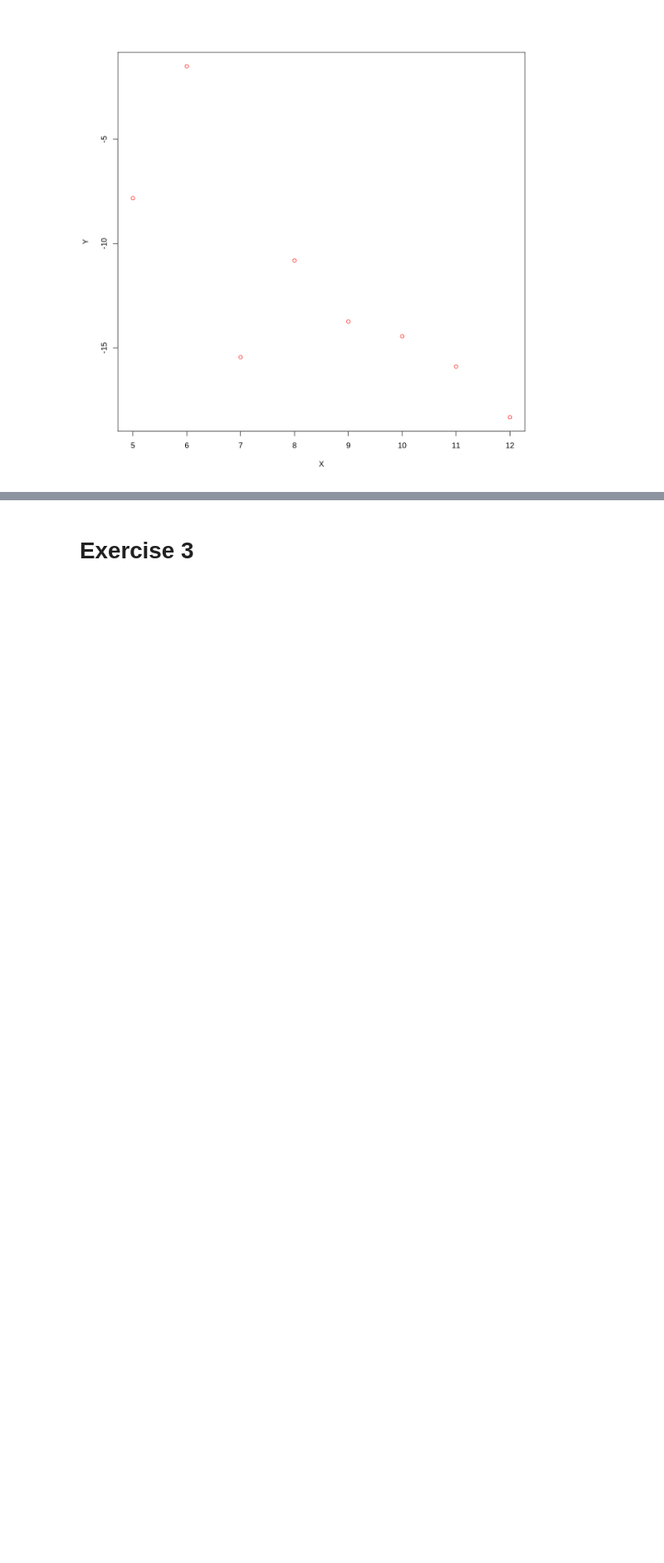
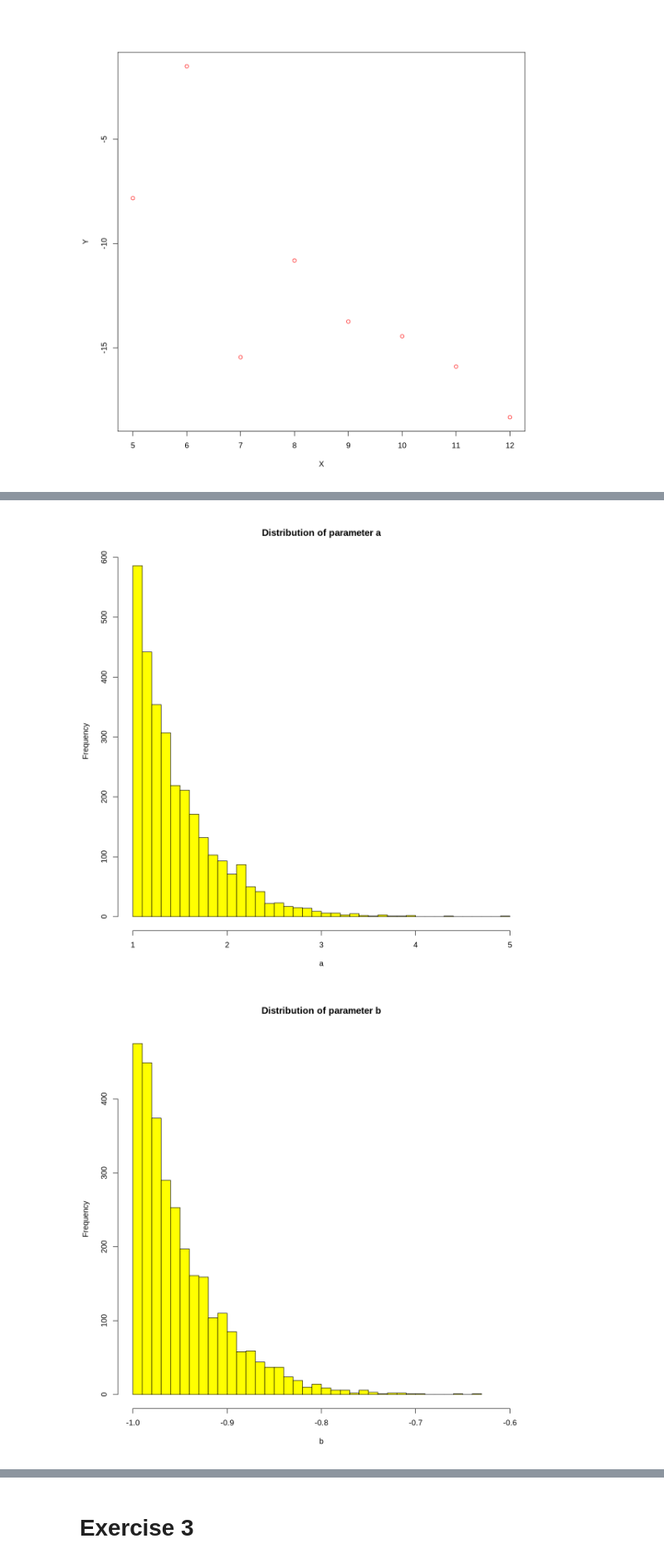
Before and after one commit to pietromalagoli/asp, a Jupyter notebook: code/lab05/Malagoli_Pietro_RLab05.ipynb, the cells around one changed output, grey strips where cells are left out. Shown at 83% size. Saved outputs shown, nothing was run; the diff lists cells and outputs as text; code cells hidden in the pictures; blank space fills up the shorter version.

```diff
--- a/code/lab05/Malagoli_Pietro_RLab05.ipynb
+++ b/code/lab05/Malagoli_Pietro_RLab05.ipynb
@@ -320,3 +320,14 @@ plot(fit_chain)
+# %%
+mkchain<-as.data.frame(jm$BUGSoutput$sims.matrix)
+
+hist(as.mcmc(mkchain["a"]),breaks = 50, col = "yellow",
+    main = "Distribution of parameter a", xlab = "a")
+
+hist(as.mcmc(mkchain["b"]),breaks = 50, col = "yellow", xlim = c(-1, -0.6),
+    main = "Distribution of parameter b", xlab = "b")
+# %% [output]
+[figure, added]
+[figure, added]
 # %%
 left_tail <- as.data.frame(jm$BUGSoutput$summary)["2.5%"]
 rigth_tail <- as.data.frame(jm$BUGSoutput$summary)["97.5%"]
```
Also changed, not shown: parts of 16 cells of this notebook.
